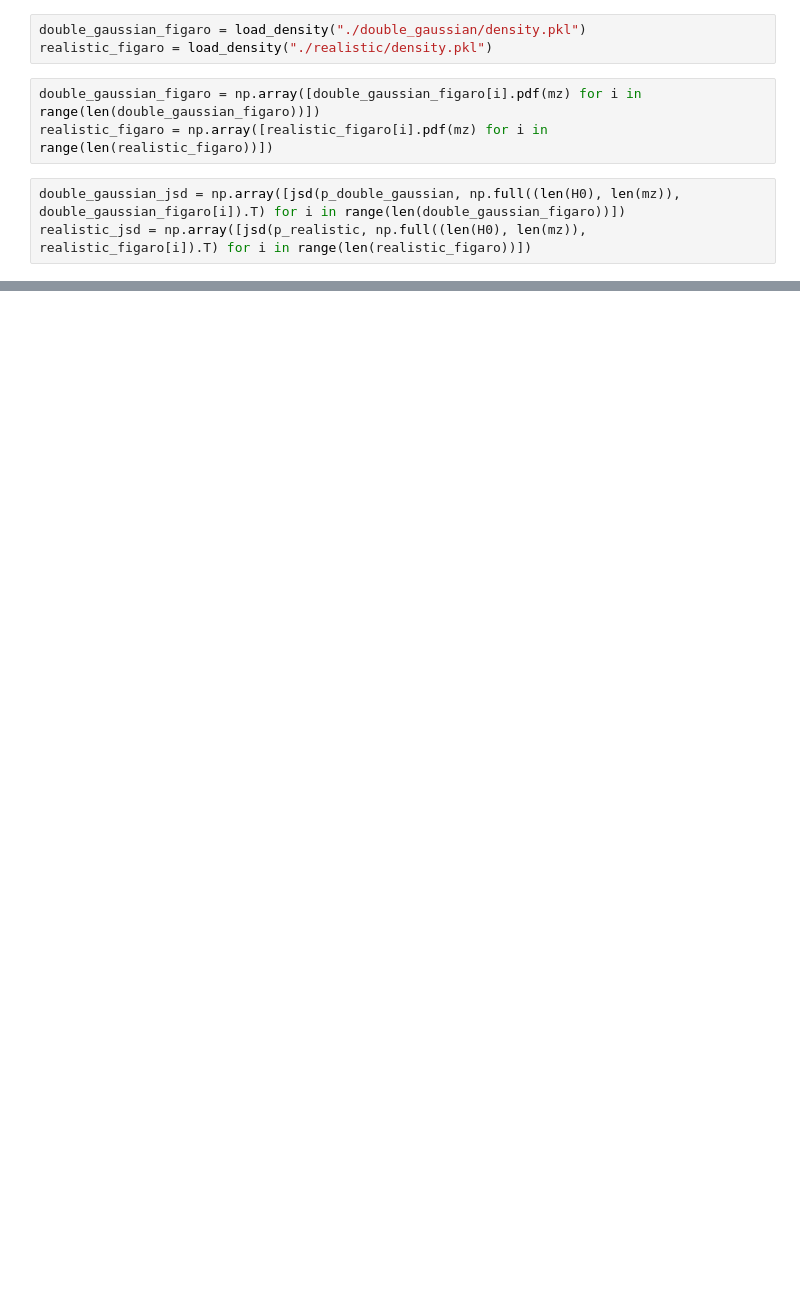
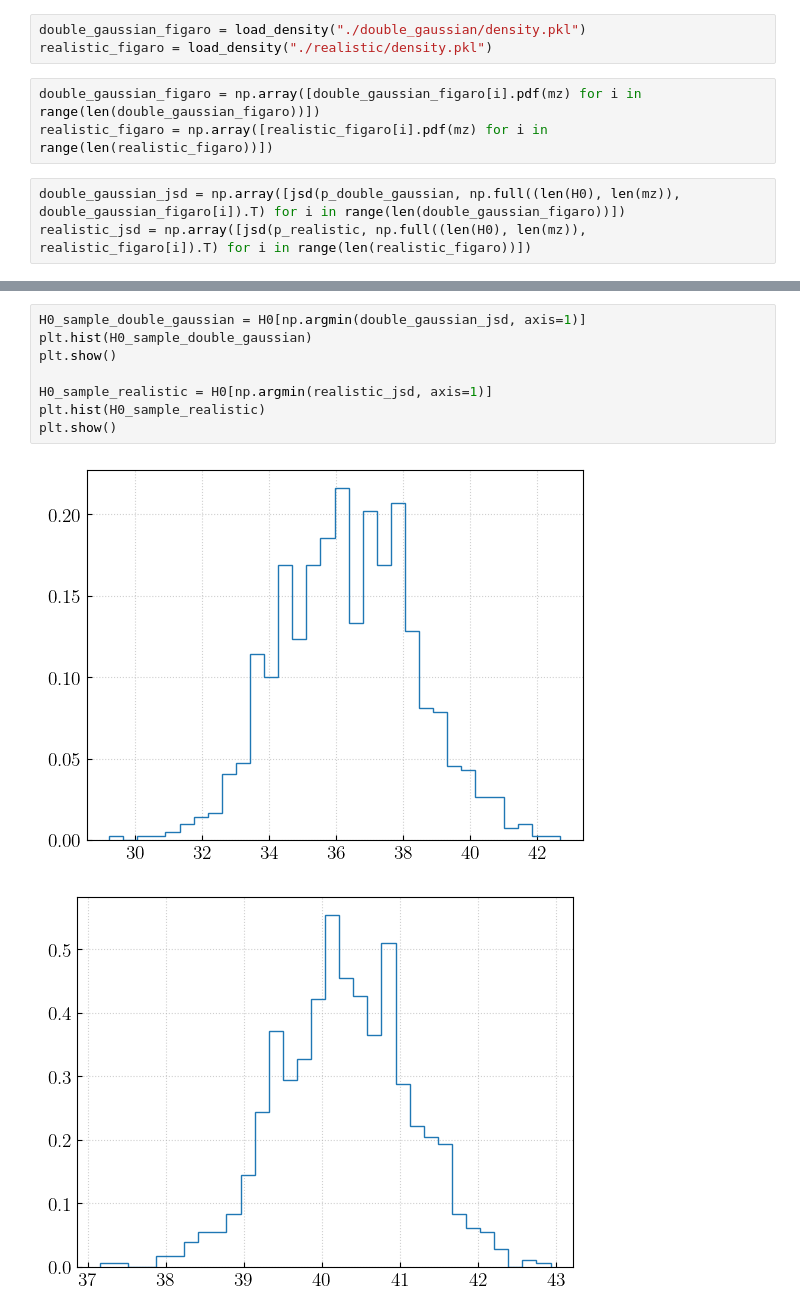
Before and after one commit to thomasckng/population_analysis, a Jupyter notebook: H0_test/inference.ipynb, the cells around one changed output, grey strips where cells are left out. Cells and saved outputs as stored; diff of their text form; blank space fills up the shorter version.

```diff
--- a/H0_test/inference.ipynb
+++ b/H0_test/inference.ipynb
@@ -315,0 +313,11 @@ plt.show()
+# %%
+H0_sample_double_gaussian = H0[np.argmin(double_gaussian_jsd, axis=1)]
+plt.hist(H0_sample_double_gaussian)
+plt.show()
+
+H0_sample_realistic = H0[np.argmin(realistic_jsd, axis=1)]
+plt.hist(H0_sample_realistic)
+plt.show()
+# %% [output]
+[figure, added]
+[figure, added]
```
Also changed, not shown: parts of 12 cells of this notebook, 11 other files.
